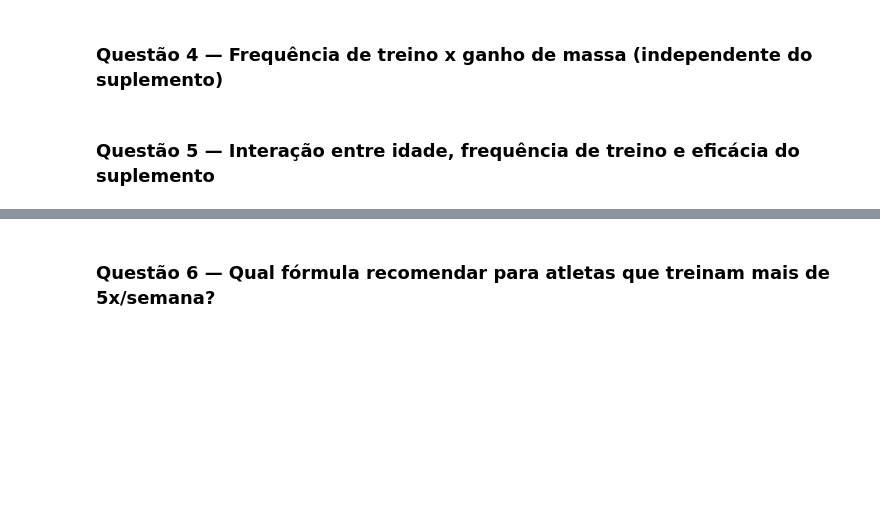
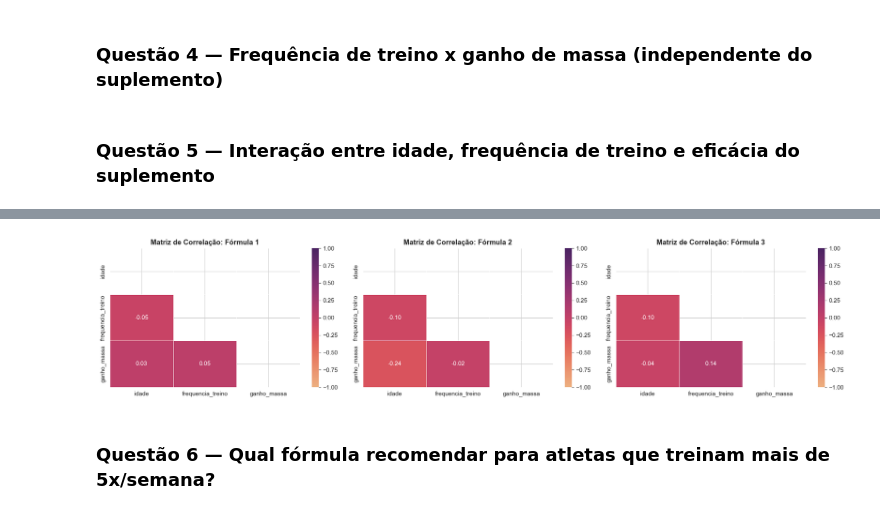
Before and after one commit to Squad-Nina-da-Hora/wmc-desafio-suplementos, a Jupyter notebook: analise.ipynb, the cells around one changed output, grey strips where cells are left out. Drawn from its saved outputs; the diff is of its cells as text; code cells hidden in the pictures; blank space fills up the shorter version.

```diff
--- a/analise.ipynb
+++ b/analise.ipynb
@@ -548,0 +592,36 @@ Como o p-valor de **0.2662** encontrado no Kruskal-Wallis é superior ao nível
+# %%
+# Exibe heatmaps limpos
+# OBS: refaz os heatmaps, aplicando uma máscara que remove os resultados duplicados ou inúteis (dada variável por ela mesma)
+
+plt.figure(figsize=(18, 4))
+
+# Seleciona colunas que iremos cruzar
+colunas_analise = ['idade', 'frequencia_treino', 'ganho_massa']
+
+for i, produto in enumerate(produtos_ordenados, 1):
+    plt.subplot(1, 3, i)
+
+    # Calcula a matriz de correlação de Spearman apenas para as 3 variáveis daquele produto
+    matriz_corr = dados_por_produto[produto][colunas_analise].corr(method='spearman')
+
+    # Aplica uma máscara que esconde a diagonal e a parte espelhada
+    mascara = np.triu(np.ones_like(matriz_corr, dtype=bool))
+
+    # Plota o heatmap aplicando a máscara
+    sns.heatmap(
+        matriz_corr,
+        mask=mascara,        # Ativa a máscara aqui!
+        annot=True,
+        cmap=paleta,
+        vmin=-1,
+        vmax=1,
+        fmt=".2f",
+        linewidths=0.5
+    )
+
+    plt.title(f'Matriz de Correlação: {produto}', fontsize=12, fontweight='bold')
+
+plt.tight_layout()
+plt.show()
+# %% [output]
+[figure, added]
```
Also changed, not shown: parts of 4 cells of this notebook.
